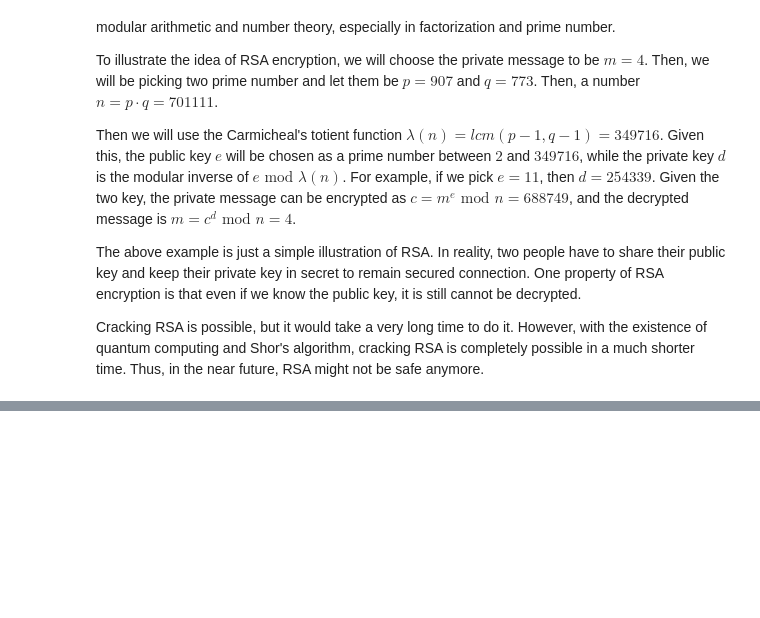
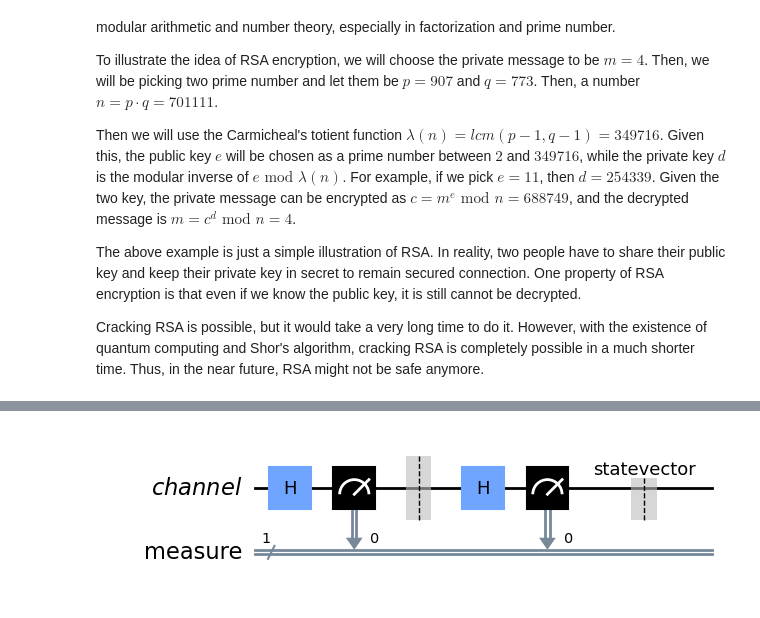
Before and after one commit to KhoiLe01/QuantumComputing, a Jupyter notebook: final_project_quantum_key_distribution.ipynb, the cells around one changed output, grey strips where cells are left out. Saved outputs shown, nothing was run; the diff lists cells and outputs as text; code cells hidden in the pictures; blank space fills up the shorter version.

```diff
--- a/final_project_quantum_key_distribution.ipynb
+++ b/final_project_quantum_key_distribution.ipynb
@@ -42,0 +84,23 @@ The main idea of this method is that measuring a qubit can change its state. Thu
+# %%
+def alice_bob_inteference():
+    channel = QuantumRegister(1, "channel")
+    measure_channel = ClassicalRegister(1, "measure")
+
+    circ = QuantumCircuit(channel, measure_channel)
+
+    circ.h(channel)
+    circ.measure(channel, measure_channel)
+    circ.barrier()
+    circ.h(channel)
+
+    circ.measure(channel, measure_channel)
+
+    result = qis401.simulate_circuit(circ, shots=100)
+    counts = result.get_counts(circ)
+
+    return circ, counts
+# %%
+circ, counts = alice_bob_inteference()
+circ.draw("mpl")
+# %% [output]
+[figure, added]
```
Also changed, not shown: parts of 12 cells of this notebook.
